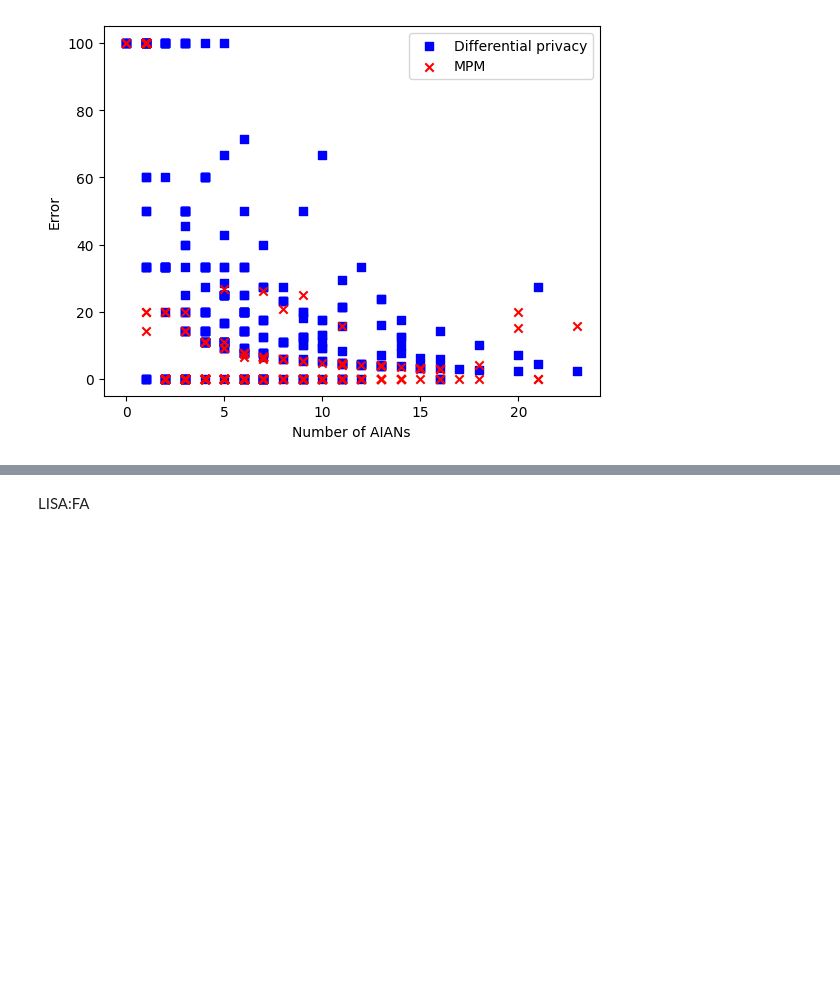
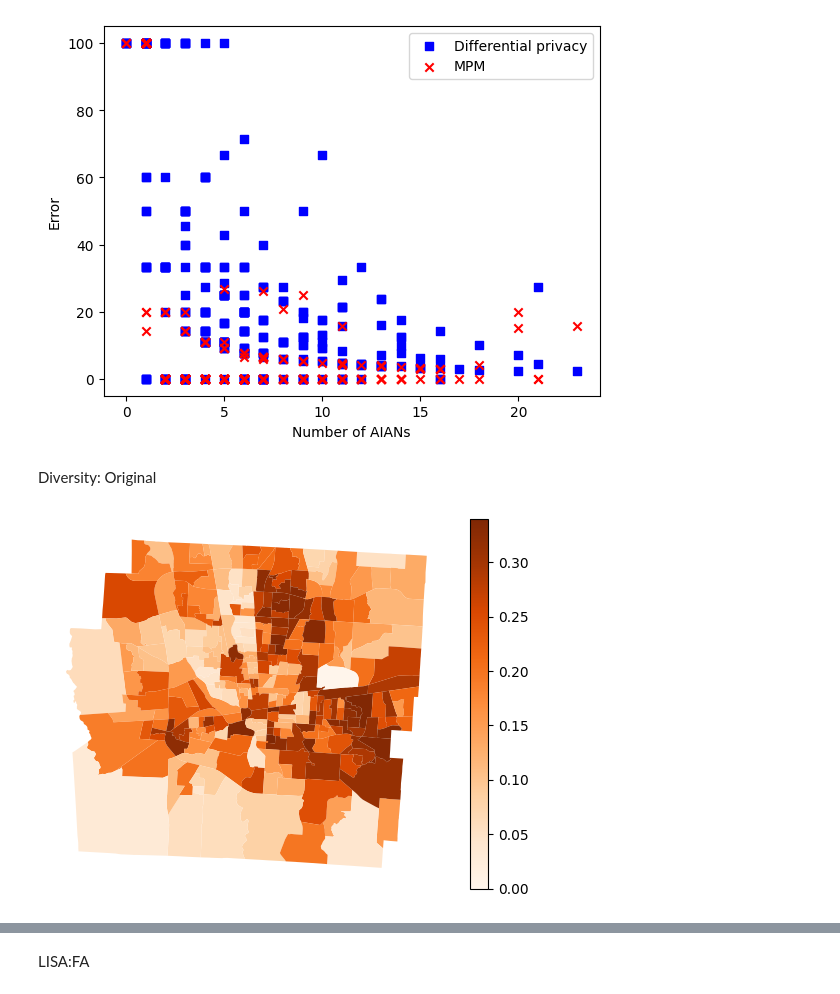
Before and after one commit to linyuehzzz/privacy-framework, a Jupyter notebook: set-coverage-exact-k-franklin.ipynb, the cells around one changed output, grey strips where cells are left out. Drawn from its saved outputs; the diff is of its cells as text; code cells hidden in the pictures; blank space fills up the shorter version.

Commit message:
update entropy

```diff
--- a/set-coverage-exact-k-franklin.ipynb
+++ b/set-coverage-exact-k-franklin.ipynb
@@ -180,14 +180,14 @@ print(W.shape, W[0])
 # %% [markdown]
 Coverage I: all except the origin and other uniques
 # %%
-# import numpy as np
+import numpy as np
 
-# ## define coverage aijk
-# T = np.ones((I, I, K))
+## define coverage aijk
+T = np.ones((I, I, K))
 
-# for i in range(I):
-#     for j in range(I):
-#         for k in range(K):
-#             if i == j or j in V[k]:
-#                 T[i, j, k] = 0
-# T
+for i in range(I):
+    for j in range(I):
+        for k in range(K):
+            if i == j or j in V[k]:
+                T[i, j, k] = 0
+T
@@ -294,7 +292,7 @@ Optimal objective  4.183851725e+03
 # for var in m.getVars():
 #     print(var.VarName, var.X)
 
-with open('data/theta/SCM_SP_franklin.csv', 'w') as f:
+with open('data/theta/SCM_FA3_franklin.csv', 'w') as f:
     for var in m.getVars():
         f.write(str(var.VarName) + ',' + str(var.X) + '\n')
 # %% [markdown]
@@ -550,3 +470,37 @@ plt.savefig('plot/error_scm_fa_xy_franklin.eps')
 # %% [output]
 The PostScript backend does not support transparency; partially transparent artists will be rendered opaque.
 [figure]
+# %% [markdown]
+Diversity: Original
+# %%
+import csv
+import numpy as np
+import geopandas as gpd
+from libpysal import weights
+import esda
+import matplotlib.pyplot as plt  # Graphics
+
+filename_gdf = 'data/franklin_tract10.json'
+gdf = gpd.read_file(filename_gdf)
+merged_ori = gdf.set_index('GEOID10').join(hist2.set_index('TRACT'))
+merged_ori = merged_ori.sort_index()
+
+A2_ori = hist2.iloc[:,1:].to_numpy()
+A2_ori = pd.DataFrame(A2_ori)
+A2_ori["SUM"] = A2_ori.sum(axis=1)
+A2_ori["TRACT"] = hist2["TRACT"]
+for i in range(14):
+    A2_ori[i] = A2_ori[i] / A2_ori["SUM"]
+    A2_ori[i + 20] = A2_ori[i] * np.log(1 / A2_ori[i])
+A2_ori = A2_ori.fillna(0)
+A2_ori["ENTROPY_ORI"] = A2_ori[0] * A2_ori[20] + A2_ori[1] * A2_ori[21] + A2_ori[2] * A2_ori[22] + A2_ori[3] * A2_ori[23] + A2_ori[4] * A2_ori[24] + A2_ori[5] * A2_ori[25] + A2_ori[6] * A2_ori[26] + A2_ori[7] * A2_ori[27] + A2_ori[8] * A2_ori[28] + A2_ori[9] * A2_ori[29] + A2_ori[10] * A2_ori[30] + A2_ori[11] * A2_ori[31] + A2_ori[12] * A2_ori[32] + A2_ori[13] * A2_ori[33]
+A2_ori = A2_ori[['TRACT', "ENTROPY_ORI"]]
+
+merged_ori = merged_ori.join(A2_ori.set_index('TRACT'))
+merged_ori = merged_ori.sort_index()
+
+fig = merged_ori.plot(column='ENTROPY_ORI', legend=True, cmap='Oranges')
+fig.set_axis_off()
+fig.get_figure().savefig('plot/entropy_original_franklin.eps')
+# %% [output]
+[figure, added]
```
Also changed, not shown: parts of 9 cells of this notebook, 26 other files.
